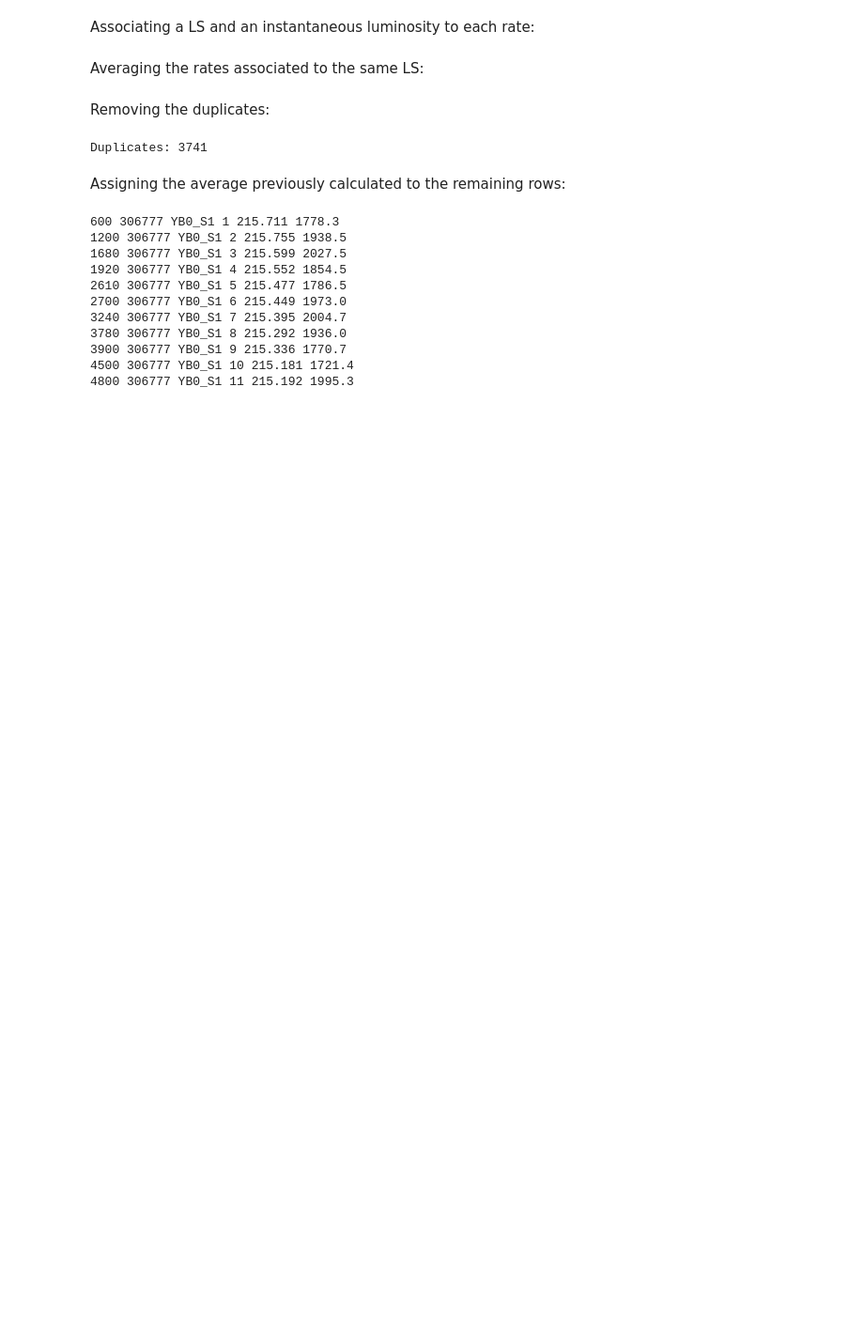
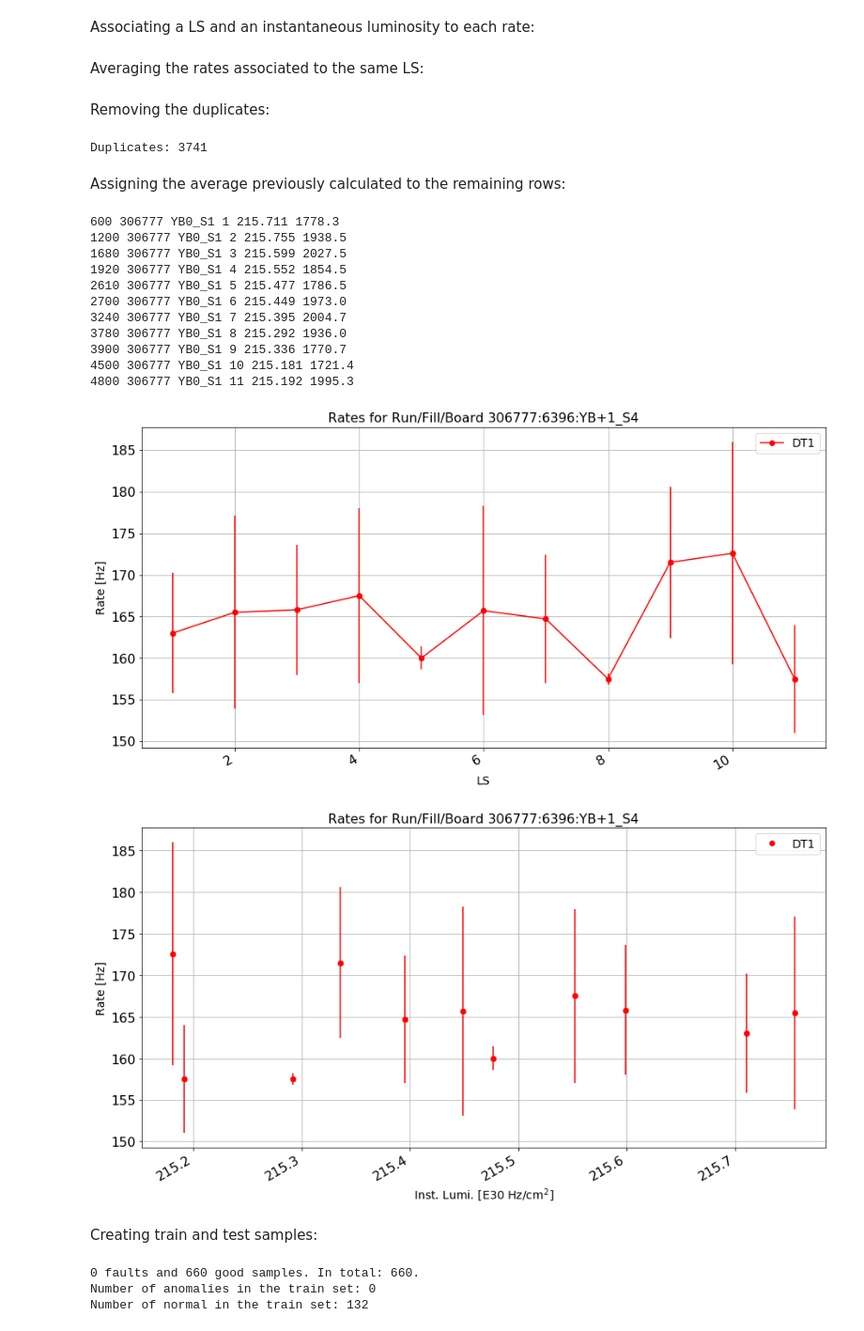
Before and after one commit to merveince92/RPCTriggerRateMonitoringWithML, a Jupyter notebook: inst_lumi_extractor.ipynb, the cells around one changed output. Shown at 94% size. Drawn from its saved outputs; the diff is of its cells as text; code cells hidden in the pictures; blank space fills up the shorter version.

```diff
--- a/inst_lumi_extractor.ipynb
+++ b/inst_lumi_extractor.ipynb
@@ -162,7 +178,8 @@ df_rates["ls"] = -1
 df_rates["start"] = -1
 df_rates["end"] = -1
 df_rates["lumi"] = -1.0
-
+df_rates["error"] = -1.0
+df_rates["score"] = -1
 #print df_rates["ls"]
 # %% [markdown]
 Associating a LS and an instantaneous luminosity to each rate:
@@ -251,6 +268,7 @@ for obj in resultAverage:
         if index in obj[1]:
             #df_rates.set_value(index, obj[0], obj[2])
             df_rates.loc[index, obj[0]] = obj[2]
+            df_rates.loc[index, "error"] = obj[3]
 # %%
 for index, row in df_rates.iterrows():
     if row["board"] == "YB0_S1":
@@ -267,3 +285,55 @@ for index, row in df_rates.iterrows():
 3900 306777 YB0_S1 9 215.336 1770.7
 4500 306777 YB0_S1 10 215.181 1721.4
 4800 306777 YB0_S1 11 215.192 1995.3
+# %%
+def plot_rate_vs_ls(df, x_val, y_val, z_val, x_err, y_err, title_x, title_y, title, opt):
+    df_temp = df.copy()
+    crit = df_temp["board"] == z_val
+    df_temp = df_temp[crit]
+    fig, ax = plt.subplots()
+    plt.xlabel(title_x)
+    plt.ylabel(title_y)
+    ax.grid()
+    fig.autofmt_xdate()
+    plt.plot(df_temp[x_val], df_temp[y_val], opt)
+    plt.legend(loc="best")
+    plt.errorbar(df_temp[x_val], df_temp[y_val], xerr=x_err, yerr=df_temp[y_err], fmt='ro', ecolor='r')
+    plt.title(title)
+    plt.show();
+
+plot_rate_vs_ls(df_rates, "ls", "DT1", "YB+1_S4", 0, "error", "LS", "Rate [Hz]", "Rates for Run/Fill/Board "
+                +int_lumi2["run:fill"][2]+":YB+1_S4", "ro-")
+plot_rate_vs_ls(df_rates, "lumi", "DT1", "YB+1_S4", 0, "error", "Inst. Lumi. [E30 Hz/cm$^2$]", "Rate [Hz]",
+                "Rates for Run/Fill/Board "+int_lumi2["run:fill"][2]+":YB+1_S4", "ro")
+# %% [output]
+[figure, added]
+[figure, added]
+# %% [markdown]
+Creating train and test samples:
+# %%
+# Set a random seed to reproduce the results
+rng = np.random.RandomState(0)
+
+anomalies = df_rates[df_rates.score == 1]
+normalies = df_rates[df_rates.score == -1]
+print("%s faults and %s good samples. In total: %s." %
+      (len(anomalies), len(normalies), len(anomalies) + len(normalies)))
+
+anomalies_train, anomalies_test = train_test_split(anomalies, test_size = 0.2, random_state=rng)
+normalies_train, normalies_test = train_test_split(normalies, test_size = 0.2, random_state=rng)
+
+neural_anomalies_train, neural_anomalies_val = train_test_split(anomalies_train, test_size = 0.2, random_state=rng)
+neural_normalies_train, neural_normalies_val = train_test_split(normalies_train, test_size = 0.2, random_state=rng)
+
+layers_train = pd.concat([anomalies_train, normalies_train])
+layers_test = pd.concat([anomalies_test, normalies_test])
+
+neural_train = pd.concat([neural_anomalies_train, neural_normalies_train])
+neural_val = pd.concat([neural_anomalies_val, neural_normalies_val])
+
+print("Number of anomalies in the train set: %s" % len(anomalies_test))
+print("Number of normal in the train set: %s" % len(normalies_test))
+# %% [output]
+0 faults and 660 good samples. In total: 660.
+Number of anomalies in the train set: 0
+Number of normal in the train set: 132
```
Also changed, not shown: parts of 4 cells of this notebook.
